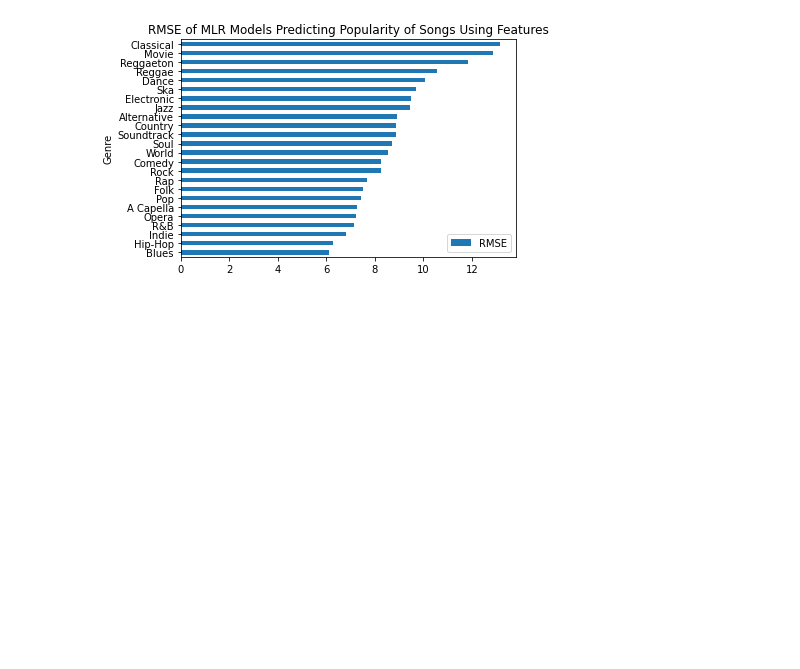
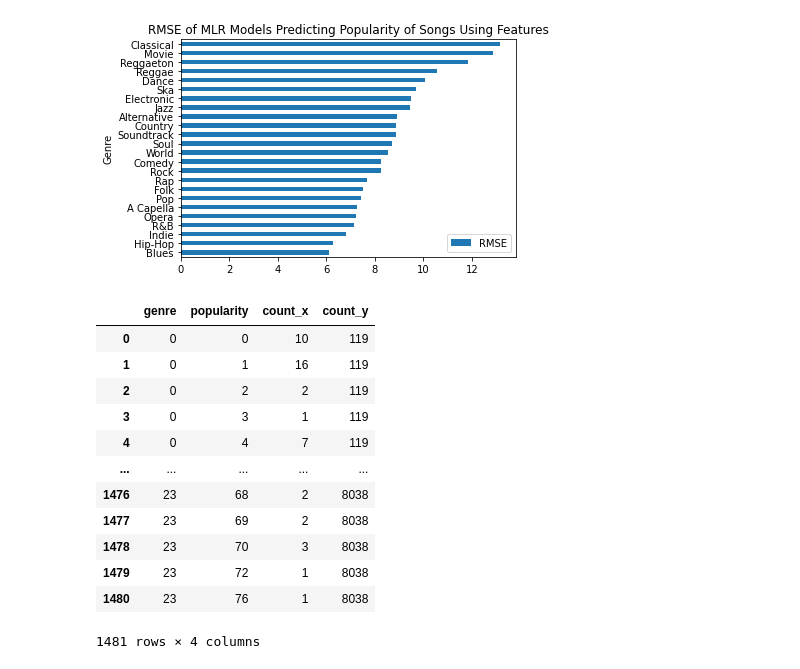
Before and after one commit to ian-gascon/cuddly-waffle, a Jupyter notebook: src/MLR_Annie.ipynb, the cells around one changed output. Cells and saved outputs as stored; diff of their text form; code cells hidden in the pictures; blank space fills up the shorter version.

Commit message:
merge code for meng

```diff
--- a/src/MLR_Annie.ipynb
+++ b/src/MLR_Annie.ipynb
@@ -233,3 +233,23 @@ ax = genre_scores_df_RMSE.plot.barh(x='Genre', y='RMSE', rot=0, title = 'RMSE of
 # %%
 # plotly of same thing above; not working on my machine
 fig = px.bar(genre_scores_df_R2, y="Genre", x='R2', orientation='h', title='R2 of MLR Models Predicting Popularity of Songs Using Features')
+# %%
+songs_count = songs.groupby(['genre','popularity']).count().reset_index()[['genre', 'popularity', 'energy']]
+songs_count = songs_count.rename(columns={"energy": "count"})
+genre_map = songs_count.groupby(['genre']).sum().reset_index()[['genre', 'count']]
+# %%
+songs_count.merge(genre_map, left_on='genre', right_on='genre')
+# %% [output]
+|  | genre | popularity | count_x | count_y |
+| 0 | 0 | 0 | 10 | 119 |
+| 1 | 0 | 1 | 16 | 119 |
+| 2 | 0 | 2 | 2 | 119 |
+| 3 | 0 | 3 | 1 | 119 |
+| 4 | 0 | 4 | 7 | 119 |
+| ... | ... | ... | ... | ... |
+| 1476 | 23 | 68 | 2 | 8038 |
+| 1477 | 23 | 69 | 2 | 8038 |
+| 1478 | 23 | 70 | 3 | 8038 |
+| 1479 | 23 | 72 | 1 | 8038 |
+| 1480 | 23 | 76 | 1 | 8038 |
+1481 rows × 4 columns
```
Also changed, not shown: parts of 1 cell of this notebook.
